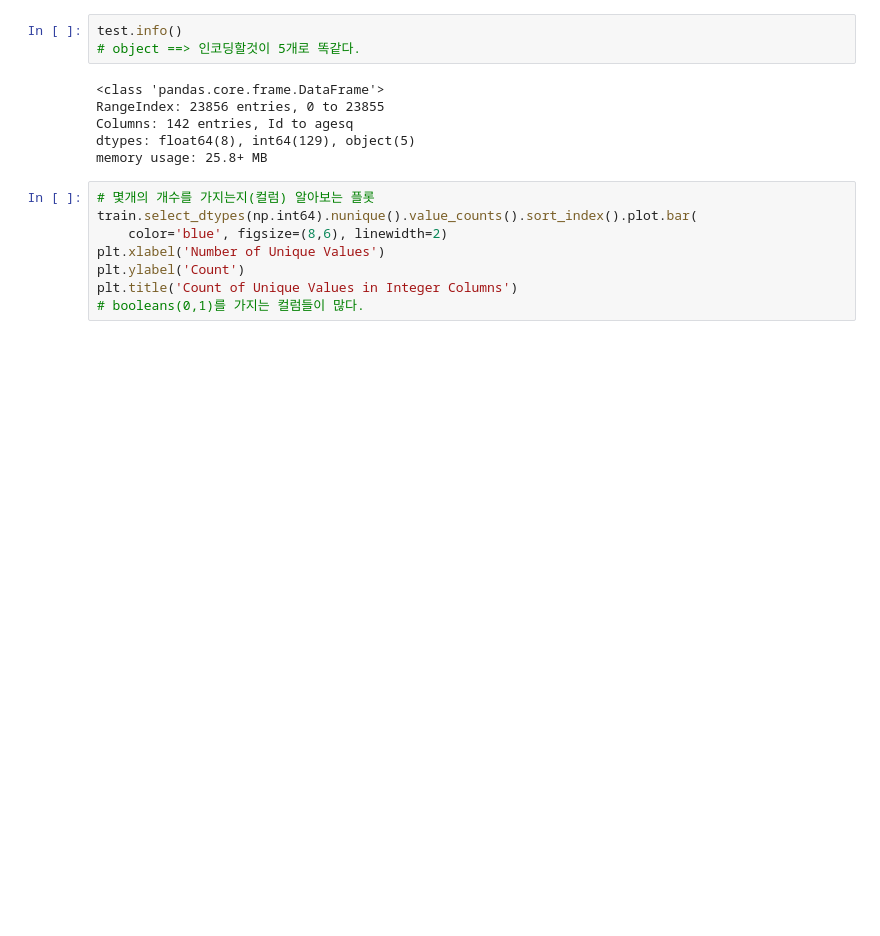
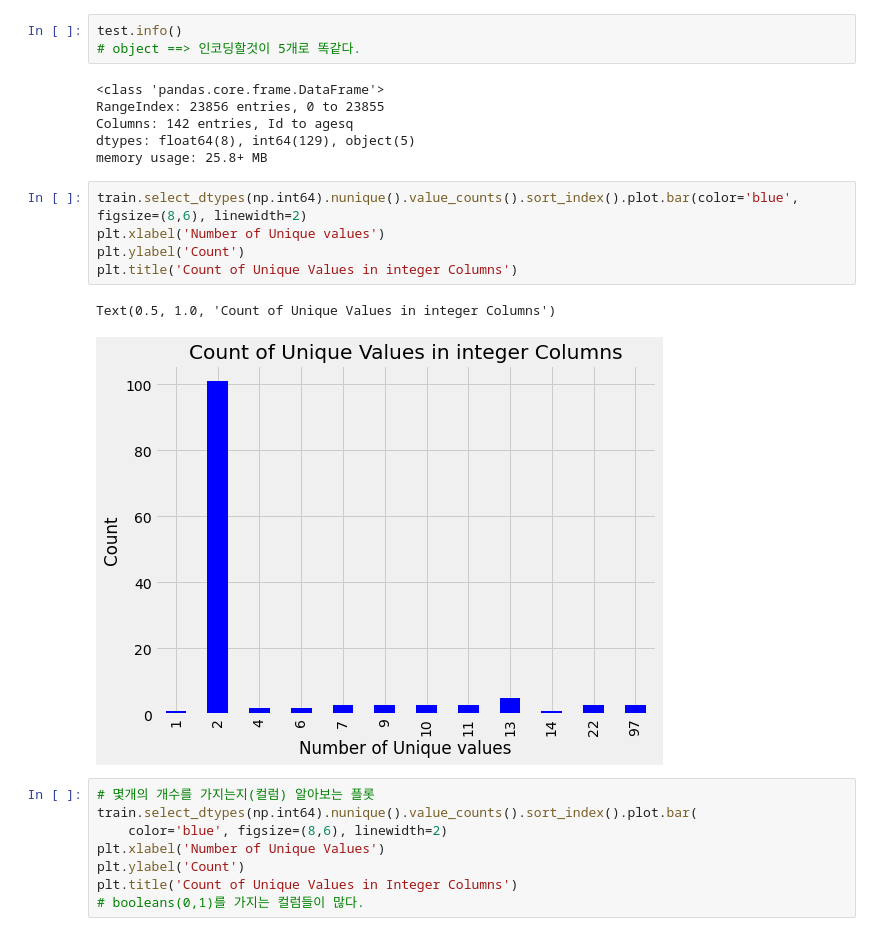
Before and after one commit to O-Kpy/Kaggle, a Jupyter notebook: Costarican_필사.ipynb, the cells around one changed output. Cells and saved outputs as stored; diff of their text form; blank space fills up the shorter version.

```diff
--- a/Costarican_필사.ipynb
+++ b/Costarican_필사.ipynb
@@ -477,6 +457,14 @@ RangeIndex: 23856 entries, 0 to 23855
 Columns: 142 entries, Id to agesq
 dtypes: float64(8), int64(129), object(5)
 memory usage: 25.8+ MB
+# %%
+train.select_dtypes(np.int64).nunique().value_counts().sort_index().plot.bar(color='blue', figsize=(8,6), linewidth=2)
+plt.xlabel('Number of Unique values')
+plt.ylabel('Count')
+plt.title('Count of Unique Values in integer Columns')
+# %% [output]
+Text(0.5, 1.0, 'Count of Unique Values in integer Columns')
+[figure, added]
 # %%
 # 몇개의 개수를 가지는지(컬럼) 알아보는 플롯
 train.select_dtypes(np.int64).nunique().value_counts().sort_index().plot.bar(
```
Also changed, not shown: parts of 20 cells of this notebook.
